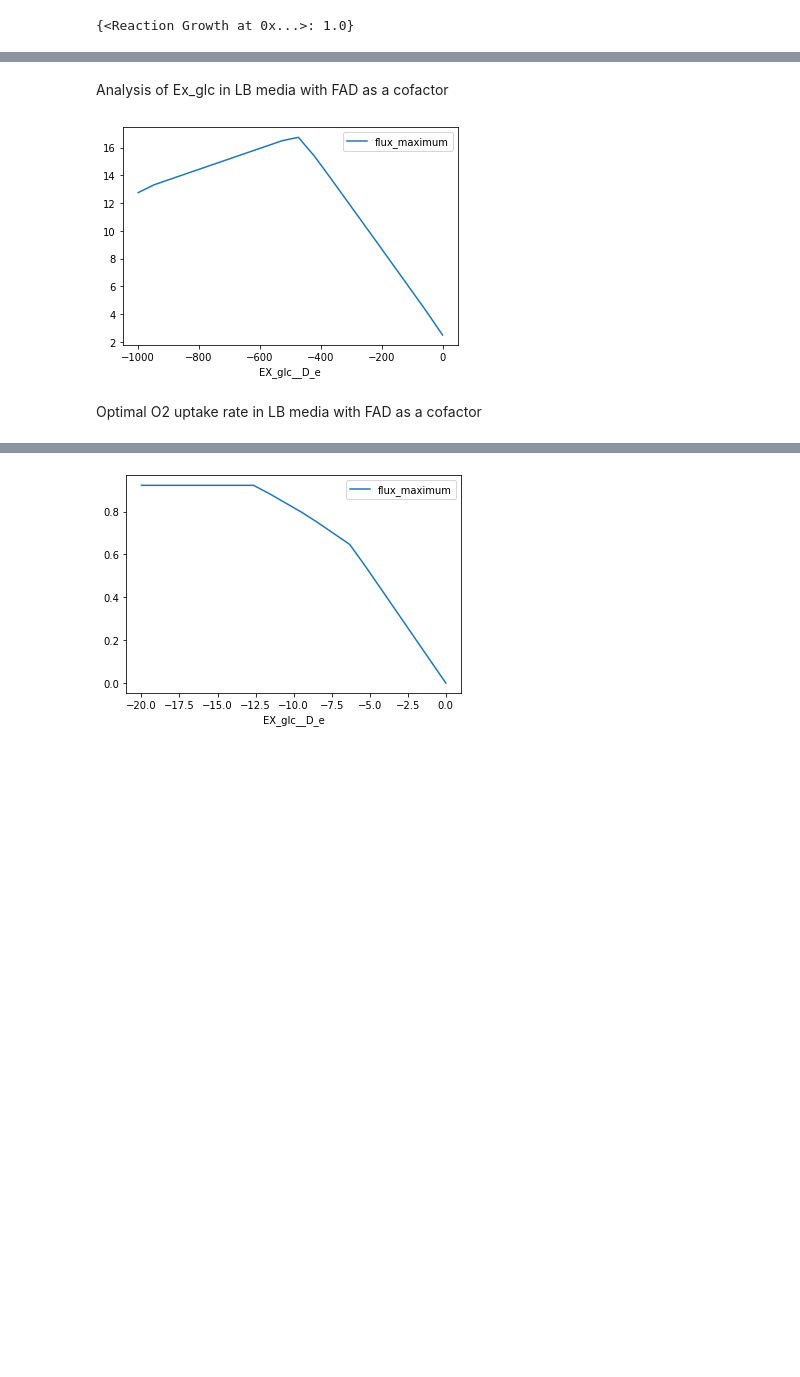
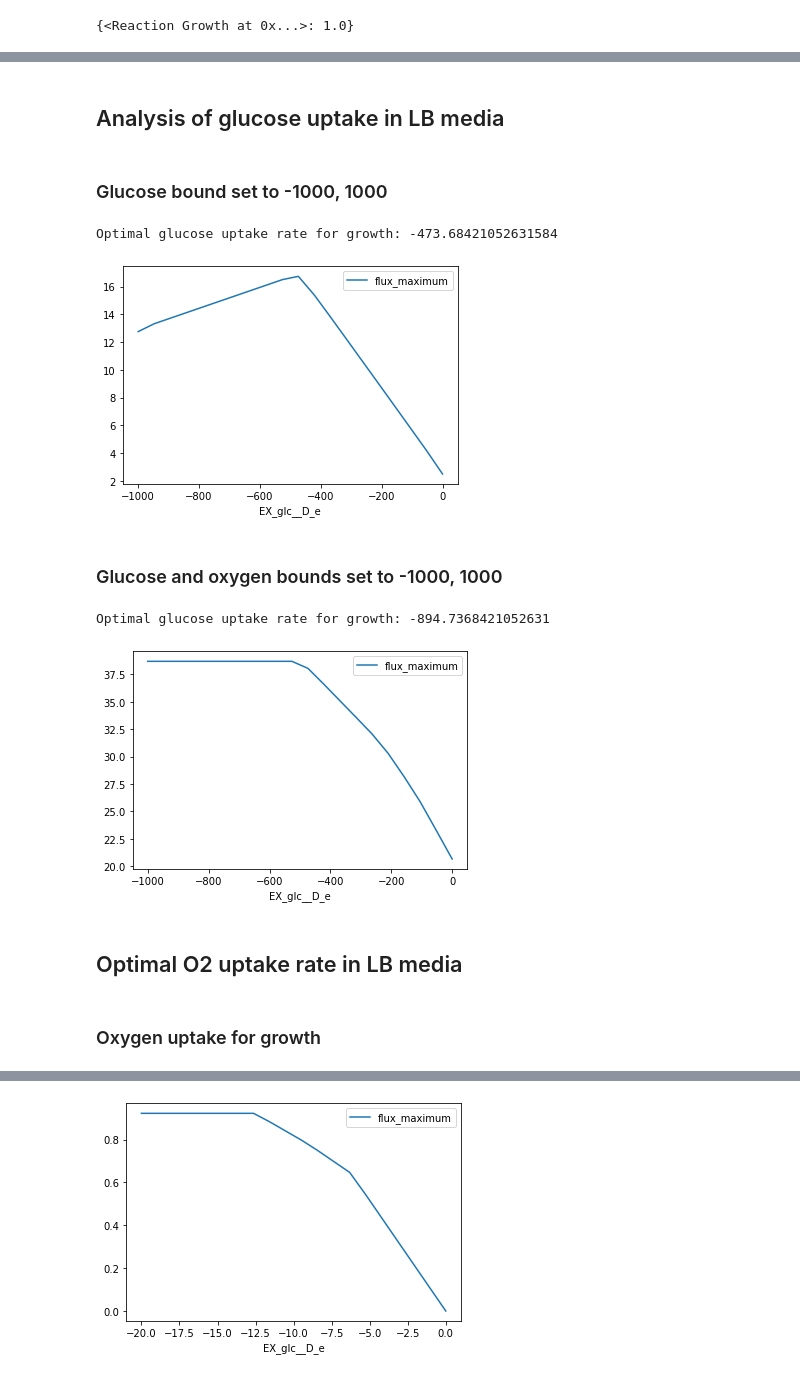
Before and after one commit to 27410/group-assignment-2021-group_1_vibrio_natriegens_2021, a Jupyter notebook: Phenotypic_phase_planes_plotting.ipynb, the cells around one changed output, grey strips where cells are left out. Saved outputs shown, nothing was run; the diff lists cells and outputs as text; code cells hidden in the pictures; blank space fills up the shorter version.

```diff
--- a/Phenotypic_phase_planes_plotting.ipynb
+++ b/Phenotypic_phase_planes_plotting.ipynb
@@ -12,16 +14,36 @@ linear_reaction_coefficients(model_LB_vio_fad)
 # %% [markdown]
-Analysis of Ex_glc in LB media with FAD as a cofactor
+## Analysis of glucose uptake in LB media
+# %% [markdown]
+### Glucose bound set to -1000, 1000
 # %%
 with model_LB_vio_fad:
     model_LB_vio_fad.reactions.EX_glc__D_e.bounds = -1000, 1000
     ppp_succ_LB = production_envelope(model_LB_vio_fad,
                     reactions=[model_LB_vio_fad.reactions.EX_glc__D_e],
                     objective=model_LB_vio_fad.reactions.Growth)
+    print('Optimal glucose uptake rate for growth:', ppp_succ_LB.EX_glc__D_e[ppp_succ_LB.flux_maximum.idxmax()])
     ppp_succ_LB.plot(x='EX_glc__D_e', y='flux_maximum')
 # %% [output]
+Optimal glucose uptake rate for growth: -473.68421052631584
 [figure]
-# %% [markdown]
-Optimal O2 uptake rate in LB media with FAD as a cofactor
+# %% [markdown]
+### Glucose and oxygen bounds set to -1000, 1000
+# %%
+with model_LB_vio_fad:
+    model_LB_vio_fad.reactions.EX_glc__D_e.bounds = -1000, 1000
+    model_LB_vio_fad.reactions.EX_o2_e.bounds = -1000, 1000
+    ppp_succ_LB = production_envelope(model_LB_vio_fad,
+                    reactions=[model_LB_vio_fad.reactions.EX_glc__D_e],
+                    objective=model_LB_vio_fad.reactions.Growth)
+    print('Optimal glucose uptake rate for growth:', ppp_succ_LB.EX_glc__D_e[ppp_succ_LB.flux_maximum.idxmax()])
+    ppp_succ_LB.plot(x='EX_glc__D_e', y='flux_maximum')
+# %% [output]
+Optimal glucose uptake rate for growth: -894.7368421052631
+[figure, added]
+# %% [markdown]
+## Optimal O2 uptake rate in LB media
+# %% [markdown]
+### Oxygen uptake for growth
 # %%
 with model_LB_vio_fad:
     model_LB_vio_fad.reactions.EX_o2_e.bounds = -1000, 1000
```
Also changed, not shown: parts of 32 cells of this notebook.
